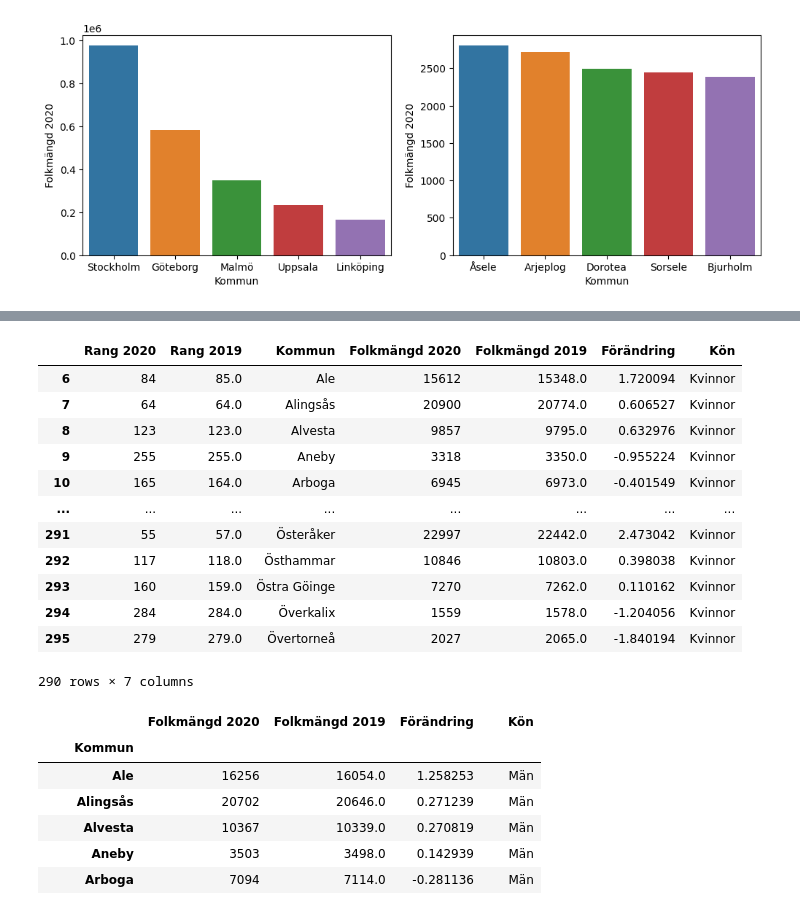
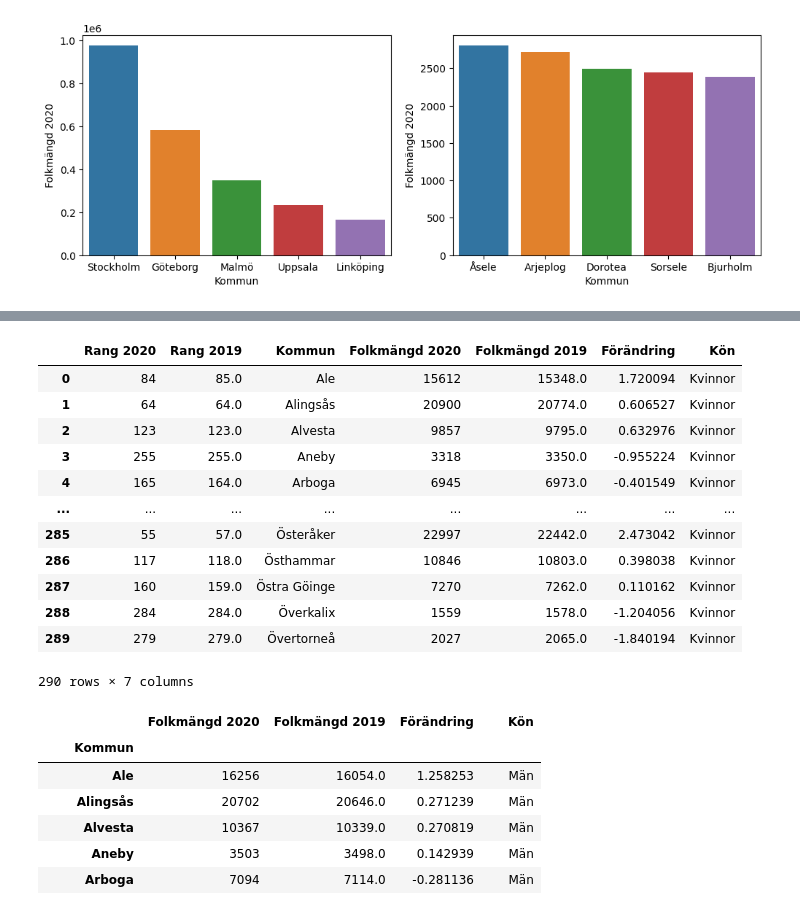
Before and after one commit to RealRadioactiveapple/Datasbehandling_Jim_Sorberg, a Jupyter notebook: Exiercises/E00_pandas_basic_syntax.ipynb, the cells around one changed output, grey strips where cells are left out. Saved outputs shown, nothing was run; the diff lists cells and outputs as text; code cells hidden in the pictures.

```diff
--- a/Exiercises/E00_pandas_basic_syntax.ipynb
+++ b/Exiercises/E00_pandas_basic_syntax.ipynb
@@ -146,23 +146,24 @@ df1
 # %%
 df2 = pd.read_excel(komtopp50, 'Kvinnor')
 df2.rename(columns={df2.columns[0]:"Rang 2020", df2.columns[1]:"Rang 2019", df2.columns[2]:"Kommun", df2.columns[3]:"Folkmängd 2020", df2.columns[4]:"Folkmängd 2019", df2.columns[5]:"Förändring"}, inplace= True)
-df2 = df2.drop([0,1,2,3,4,5])
+df2 = df2.drop([0,1,2,3,4,5]).reset_index(drop = True)
+
 df2.sort_values("Kommun")
 df2["Kön"]="Kvinnor"
 df2
 # %% [output]
 |  | Rang 2020 | Rang 2019 | Kommun | Folkmängd 2020 | Folkmängd 2019 | Förändring | Kön |
-| 6 | 84 | 85.0 | Ale | 15612 | 15348.0 | 1.720094 | Kvinnor |
-| 7 | 64 | 64.0 | Alingsås | 20900 | 20774.0 | 0.606527 | Kvinnor |
-| 8 | 123 | 123.0 | Alvesta | 9857 | 9795.0 | 0.632976 | Kvinnor |
-| 9 | 255 | 255.0 | Aneby | 3318 | 3350.0 | -0.955224 | Kvinnor |
-| 10 | 165 | 164.0 | Arboga | 6945 | 6973.0 | -0.401549 | Kvinnor |
+| 0 | 84 | 85.0 | Ale | 15612 | 15348.0 | 1.720094 | Kvinnor |
+| 1 | 64 | 64.0 | Alingsås | 20900 | 20774.0 | 0.606527 | Kvinnor |
+| 2 | 123 | 123.0 | Alvesta | 9857 | 9795.0 | 0.632976 | Kvinnor |
+| 3 | 255 | 255.0 | Aneby | 3318 | 3350.0 | -0.955224 | Kvinnor |
+| 4 | 165 | 164.0 | Arboga | 6945 | 6973.0 | -0.401549 | Kvinnor |
 | ... | ... | ... | ... | ... | ... | ... | ... |
-| 291 | 55 | 57.0 | Österåker | 22997 | 22442.0 | 2.473042 | Kvinnor |
-| 292 | 117 | 118.0 | Östhammar | 10846 | 10803.0 | 0.398038 | Kvinnor |
-| 293 | 160 | 159.0 | Östra Göinge | 7270 | 7262.0 | 0.110162 | Kvinnor |
-| 294 | 284 | 284.0 | Överkalix | 1559 | 1578.0 | -1.204056 | Kvinnor |
-| 295 | 279 | 279.0 | Övertorneå | 2027 | 2065.0 | -1.840194 | Kvinnor |
+| 285 | 55 | 57.0 | Österåker | 22997 | 22442.0 | 2.473042 | Kvinnor |
+| 286 | 117 | 118.0 | Östhammar | 10846 | 10803.0 | 0.398038 | Kvinnor |
+| 287 | 160 | 159.0 | Östra Göinge | 7270 | 7262.0 | 0.110162 | Kvinnor |
+| 288 | 284 | 284.0 | Överkalix | 1559 | 1578.0 | -1.204056 | Kvinnor |
+| 289 | 279 | 279.0 | Övertorneå | 2027 | 2065.0 | -1.840194 | Kvinnor |
 290 rows × 7 columns
 # %%
 alldata = df1.append(df2, ignore_index=True)
```
Also changed, not shown: parts of 3 cells of this notebook, 3 other files.
